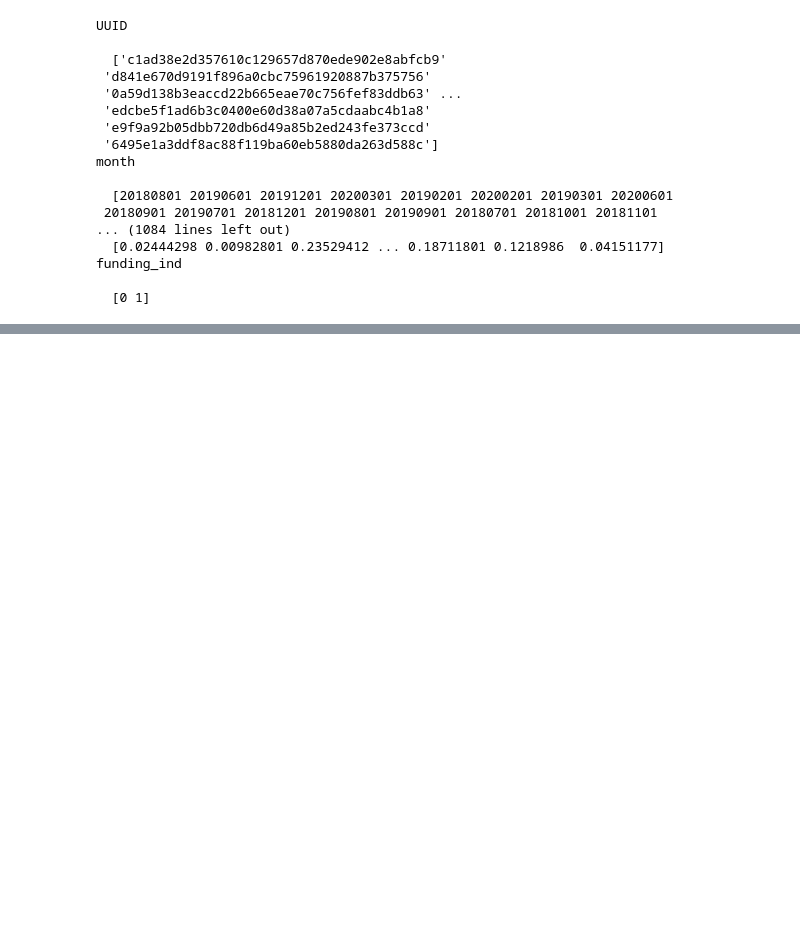
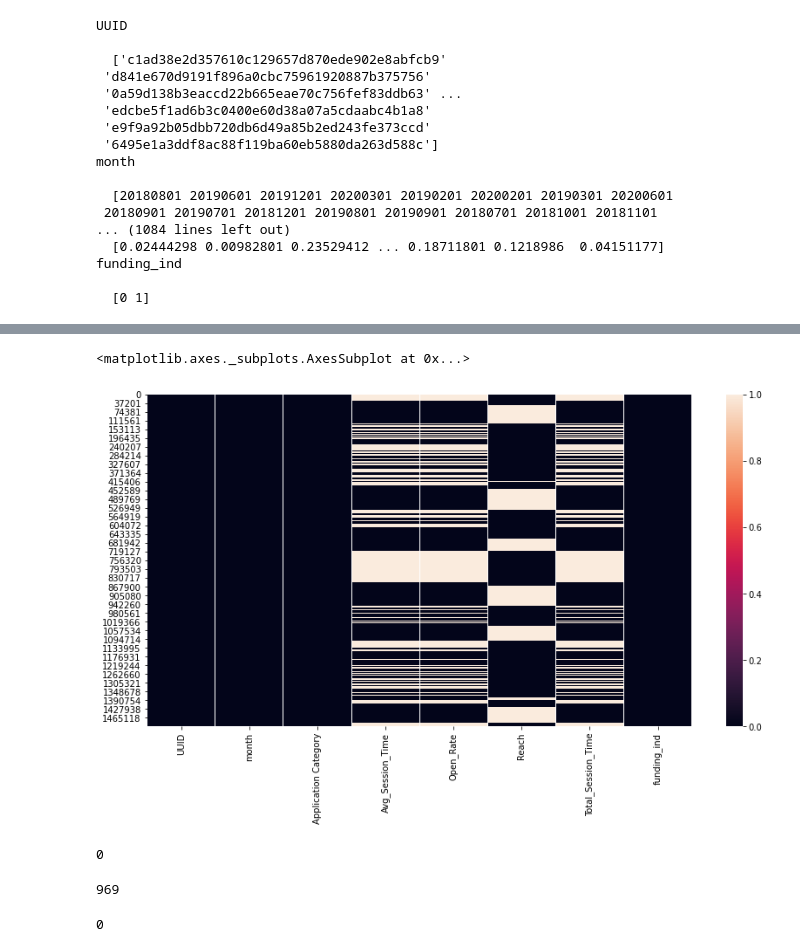
Before and after one commit to anshudhanshu/Startups-Funding-Prediction, a Jupyter notebook: Sudhanshu_Rawat_Team_5_Capstone_Project.ipynb, the cells around one changed output, grey strips where cells are left out. Cells and saved outputs as stored; diff of their text form; code cells hidden in the pictures; blank space fills up the shorter version.

```diff
--- a/Sudhanshu_Rawat_Team_5_Capstone_Project.ipynb
+++ b/Sudhanshu_Rawat_Team_5_Capstone_Project.ipynb
@@ -496,0 +476,4 @@ funding_ind
+# %%
+# dropping ALL duplicte values
+new_df = startups.drop_duplicates()
+new_df.shape
@@ -496,0 +506,11 @@ funding_ind
+# %%
+usable_features = ['UUID',
+ 'month',
+ 'Application Category',
+ 'Avg_Session_Time',
+ 'Open_Rate',
+ 'Reach',
+ 'Total_Session_Time',
+ 'funding_ind']
+# %%
+clf_df = new_df[usable_features]
@@ -496,0 +540,14 @@ funding_ind
+# %%
+plt.figure(figsize=(14,7))
+sns.heatmap(clf_df.isnull())
+# %% [output]
+<matplotlib.axes._subplots.AxesSubplot at 0x...>
+[figure, added]
+# %%
+clf_df[clf_df['funding_ind'] == 1].UUID.isnull().sum()
+# %% [output]
+0
+# %%
+clf_df[clf_df['funding_ind'] == 0].UUID.isnull().sum()
+# %% [output]
+969
@@ -496,0 +556,4 @@ funding_ind
+# %%
+clf_df[clf_df['funding_ind'] == 0].UUID.isnull().sum()
+# %% [output]
+0
```
Also changed, not shown: parts of 48 cells of this notebook.
